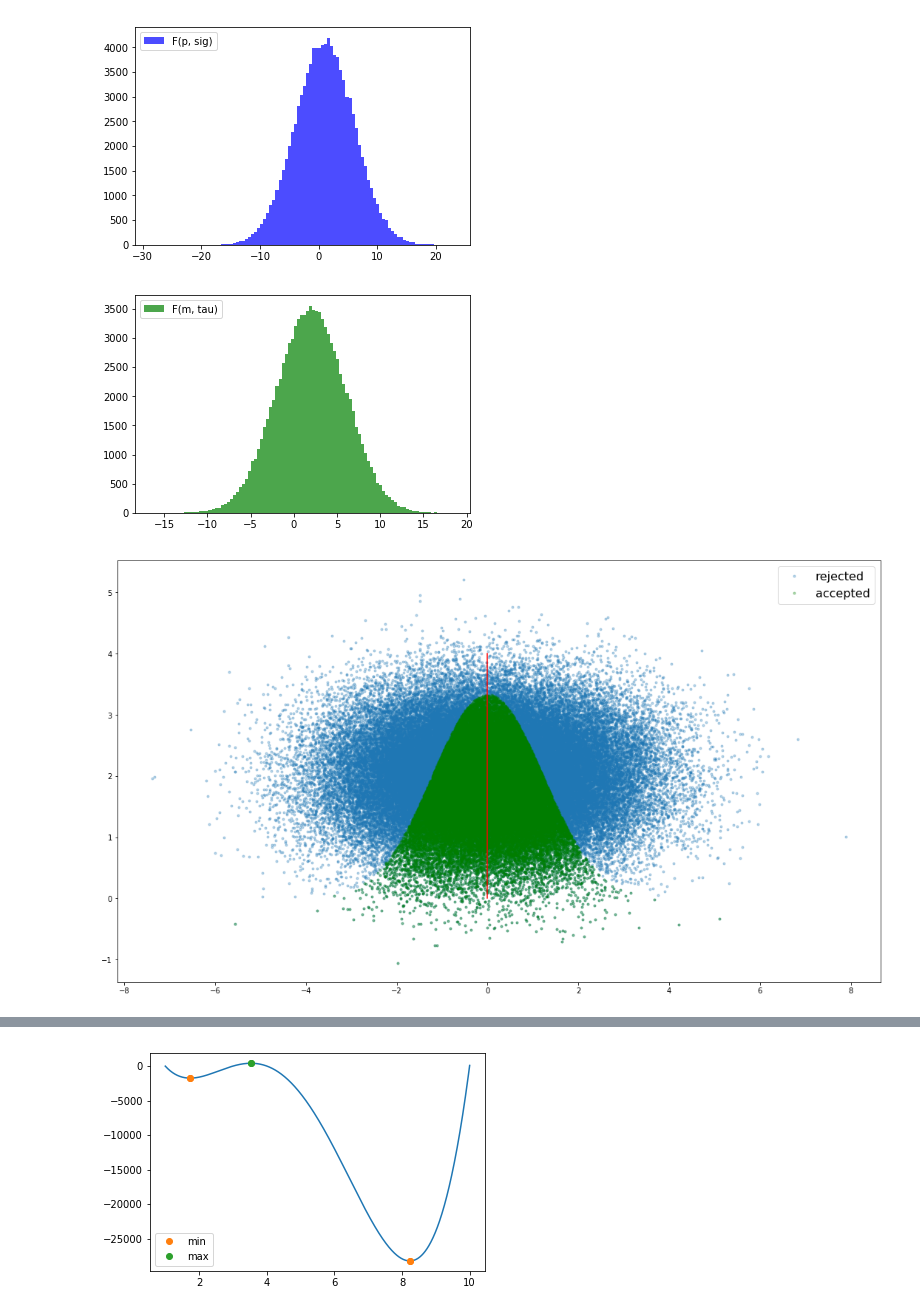
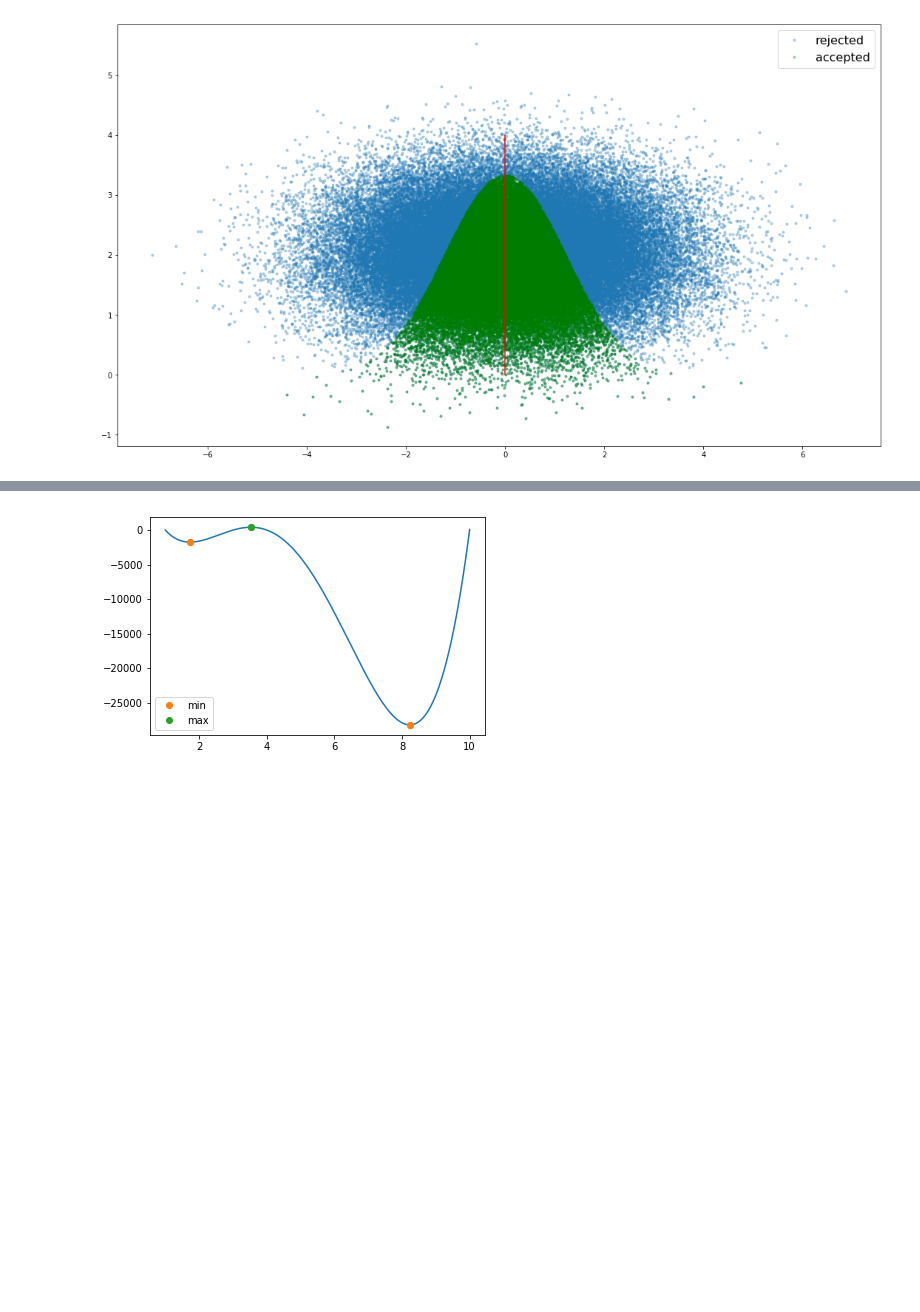
Before and after one commit to DentonJC/DA, a Jupyter notebook: CW2.ipynb, the cells around one changed output, grey strips where cells are left out. Cells and saved outputs as stored; diff of their text form; code cells hidden in the pictures; blank space fills up the shorter version.

```diff
--- a/CW2.ipynb
+++ b/CW2.ipynb
@@ -2,44 +2,33 @@
 import numpy as np
 import matplotlib.pylab as plt
 import math
 import random
 
 #Task 1
 def rejection(p, m, sig ,tau, numb):
     x = np.linspace(0,1,10)
     M=.3 # scale factor
     u1 = np.random.normal(p, sig, numb)
     u2 = np.random.normal(m, tau, numb)
 
     f = lambda x: np.exp(-np.power(x, 2.)/(2*np.power(1.2, 2.)))
     fx = f(x)
     idx = np.where(u2<=f(u1)/M)[0] # rejection criterion
     v = u1[idx]
     return u1, u2, idx
 
 u1, u2, idx = rejection(0, 2, 1.6 , 0.7, 100000)
 x = np.linspace(0,0,100)
 y = np.linspace(0,4,100)
 
-bins = 100
-plt.hist(X, bins, color='blue', alpha=0.7, label = "F(p, sig)")
-plt.legend(loc='upper left')
-plt.show()
-
-plt.hist(Y, bins, color='green', alpha=0.7, label = "F(m, tau)")
-plt.legend(loc='upper left')
-plt.show()
-
 fig,ax=plt.subplots()
 ax.plot(u1,u2,'.',label='rejected',alpha=.3)
 ax.plot(u1[idx],u2[idx],'g.',label='accepted',alpha=.3)
 ax.plot(x, y, color='red')
 ax.legend(fontsize=16)
 fig.set_size_inches(18.5, 10.5)
 plt.show()
 # %% [output]
-[figure, old version]
+[figure, new version]
-[figure, removed]
-[figure, removed]
 # %%
 #Task 2
```
Also changed, not shown: parts of 3 cells of this notebook, 3 other files.
